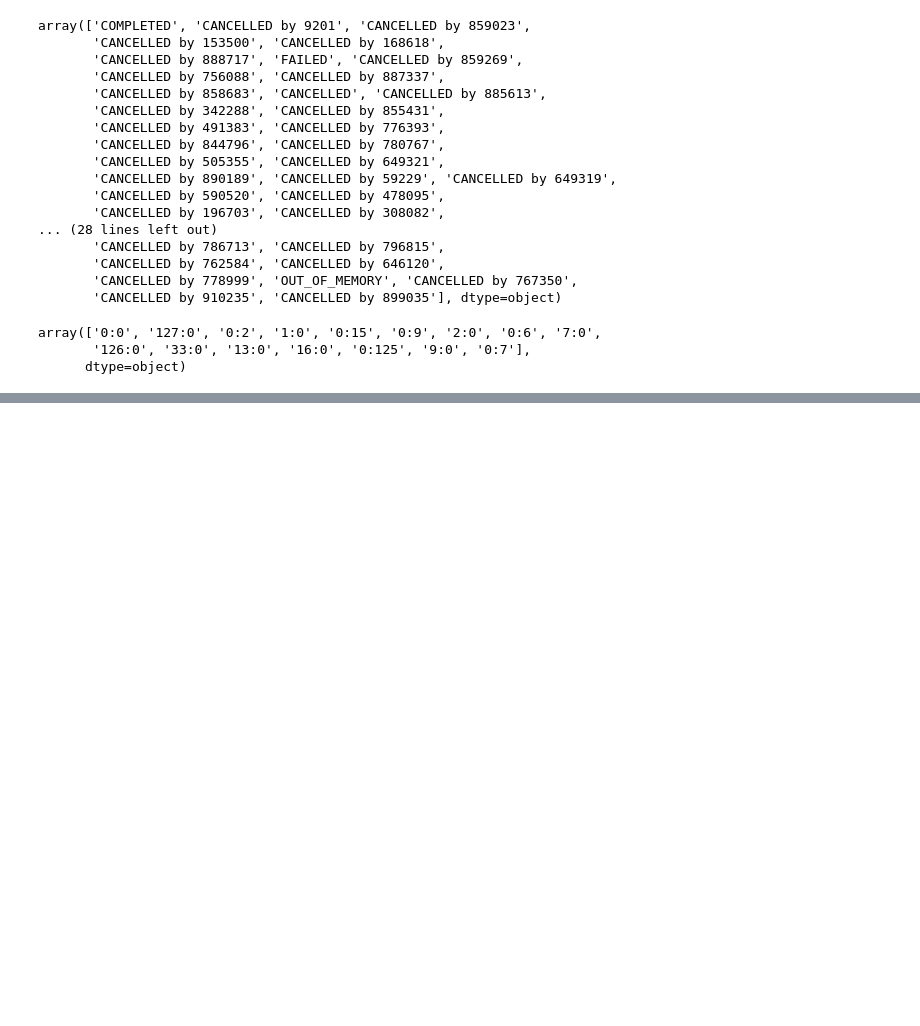
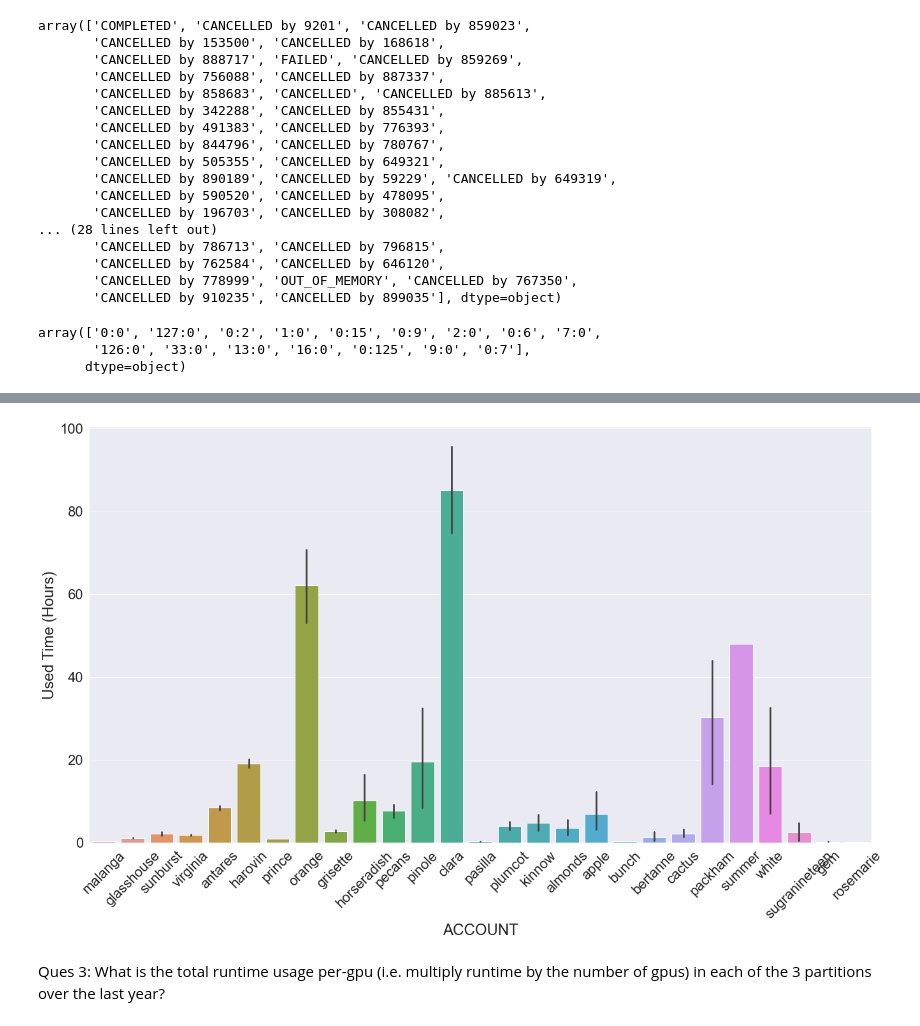
Before and after one commit to ashamaheshwari/accre_vanderbilt_project, a Jupyter notebook: AM_ACCRE.ipynb, the cells around one changed output, grey strips where cells are left out. Drawn from its saved outputs; the diff is of its cells as text; code cells hidden in the pictures; blank space fills up the shorter version.

```diff
--- a/AM_ACCRE.ipynb
+++ b/AM_ACCRE.ipynb
@@ -97,0 +272,11 @@ array(['0:0', '127:0', '0:2', '1:0', '0:15', '0:9', '2:0', '0:6', '7:0',
+# %%
+sns.set(font_scale=2)
+plt.figure(figsize=(22, 12))
+ax = sns.barplot(x='ACCOUNT', y='USEDTIME_Hours', data=ACCRE_Completed)
+ax.set(ylabel='Used Time (Hours)')
+plt.xticks(rotation = 45);
+# %% [output]
+[figure, added]
+# %% [markdown]
+Ques 3: What is the total runtime usage per-gpu (i.e. multiply runtime by the number of gpus)
+in each of the 3 partitions over the last year?
```
Also changed, not shown: parts of 28 cells of this notebook.
